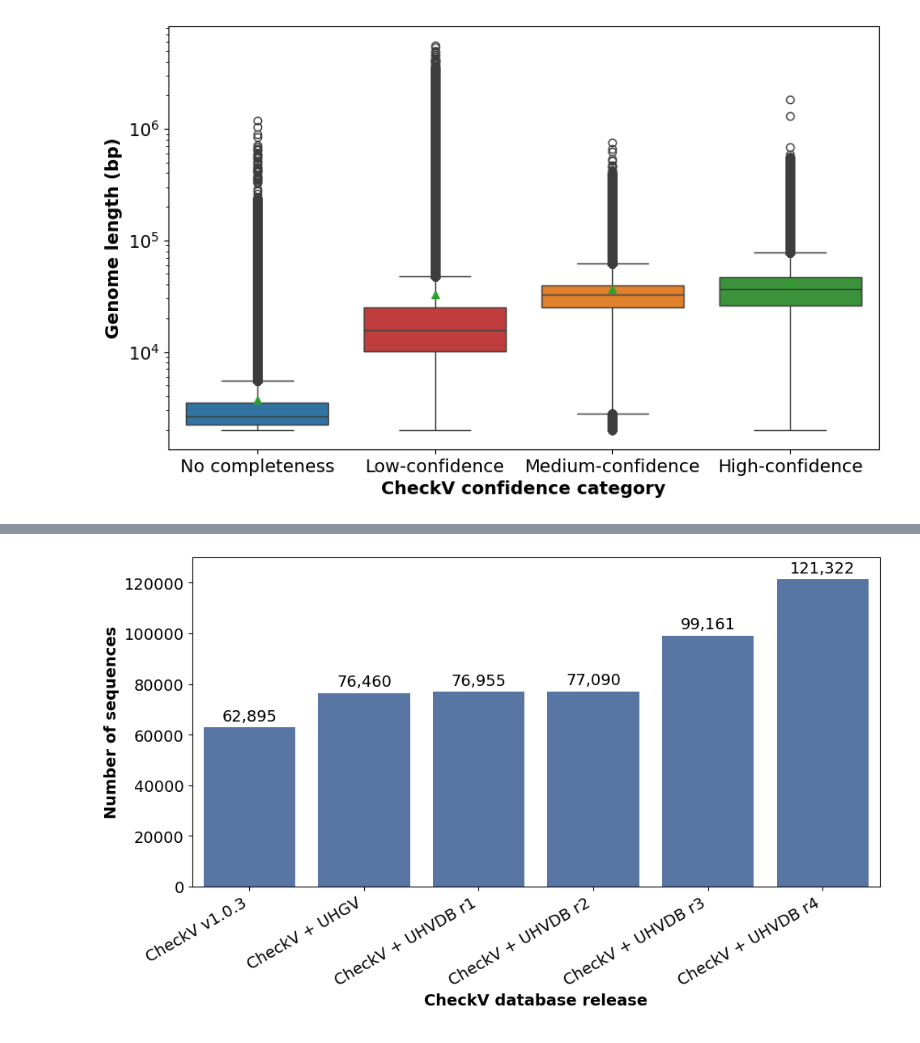
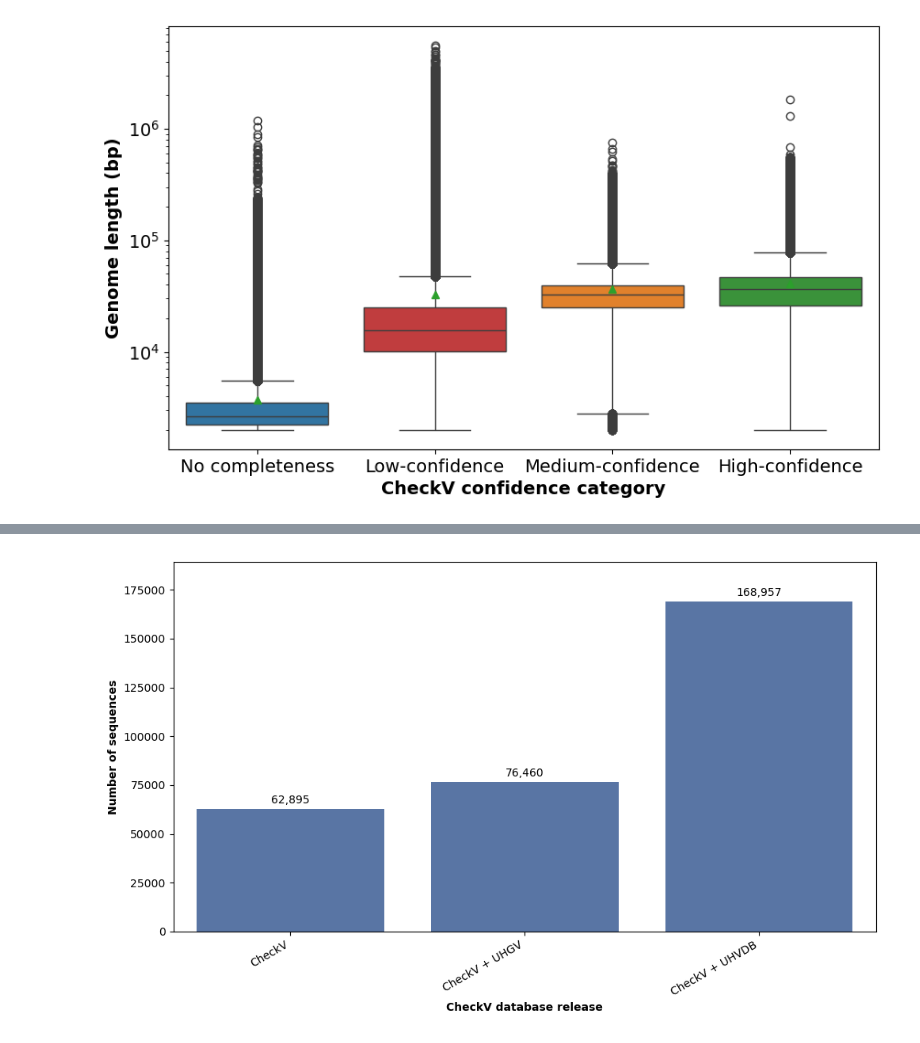
Before and after one commit to UHVDB/uhvdb-manuscript, a Jupyter notebook: figure_s2/figure_s2.ipynb, the cells around one changed output, grey strips where cells are left out. Cells and saved outputs as stored; diff of their text form; code cells hidden in the pictures.

Commit message:
Updated code to reflect revised manuscript

```diff
--- a/figure_s2/figure_s2.ipynb
+++ b/figure_s2/figure_s2.ipynb
@@ -37,6 +37,8 @@ checkv_releases = [
     ('CheckV + UHVDB r2', '../figure_1/uhgv_hq_lc_results/uhvdb_2026-03-25/checkv_db/checkv_db_2026-03-25/genome_db/checkv_reps.tsv'),
     ('CheckV + UHVDB r3', '../figure_1/uhvdb_virus_db_results/uhvdb_2026-03-26/checkv_db/checkv_db_2026-03-26/genome_db/checkv_reps.tsv'),
     ('CheckV + UHVDB r4', '../figure_1/uhvdb_human_metag_results/uhvdb_2026-03-26-2/checkv_db/checkv_db_2026-03-26-2/genome_db/checkv_reps.tsv'),
+    ('CheckV + UHVDB r5', '../figure_s18/uhvdb_cf_results/uhvdb_2026-04-03/checkv_db/checkv_db_2026-04-03/genome_db/checkv_reps.tsv'),
+    ('CheckV + UHVDB r6', '../../uhvdb-manuscript-update/figure_1/results_backup/hqfilter/checkv_db/complete_viruses/genome_db/checkv_reps.tsv'),
 ]
 
 checkv_release_counts = pl.DataFrame({
@@ -228,19 +293,36 @@ Sequences in both datasets: 575207
 # %%
 ### Plot number of sequences in each CheckV database release
+plot_counts = (
+    checkv_release_counts
+    .filter(pl.col('CheckV release').is_in([
+        'CheckV v1.0.3',
+        'CheckV + UHGV',
+        'CheckV + UHVDB r6',
+    ]))
+    .with_columns(
+        pl.col('CheckV release').replace({
+            'CheckV v1.0.3': 'CheckV',
+            'CheckV + UHVDB r6': 'CheckV + UHVDB',
+        })
+    )
+)
+release_order = ['CheckV', 'CheckV + UHGV', 'CheckV + UHVDB']
+
 plt.figure(figsize=(10, 6))
 ax = sns.barplot(
-    data=checkv_release_counts,
+    data=plot_counts,
     x='CheckV release',
     y='n_sequences',
+    order=release_order,
     color='#4C72B0',
 )
 plt.ylabel('Number of sequences', fontdict={'fontweight': 'bold'})
 plt.xlabel('CheckV database release', fontdict={'fontweight': 'bold'})
 plt.xticks(rotation=30, ha='right')
 for container in ax.containers:
     ax.bar_label(container, fmt='{:,.0f}', padding=3)
 plt.tight_layout()
-plt.ylim(0,130000)
+plt.ylim(0, plot_counts['n_sequences'].max() * 1.12)
 plt.show()
 # %% [output]
-[figure, old version]
+[figure, new version]
```
Also changed, not shown: parts of 2 cells of this notebook, 37 other files.
